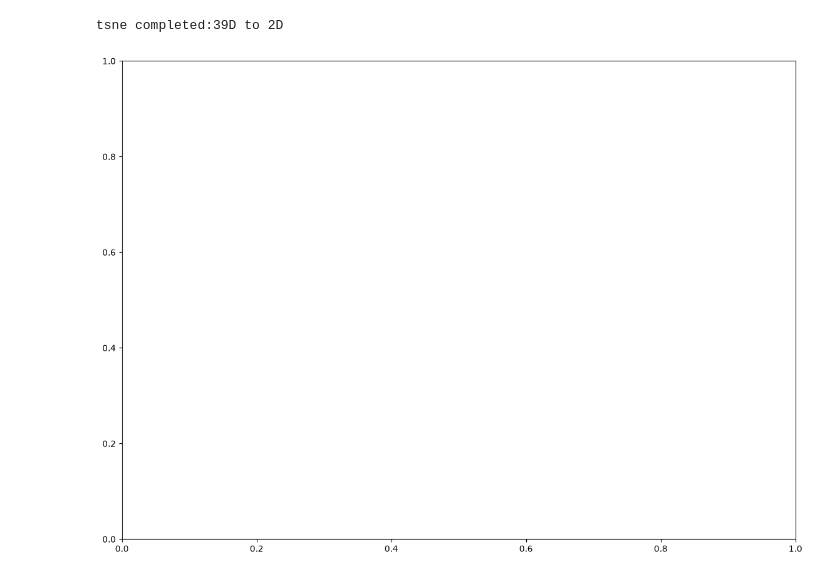
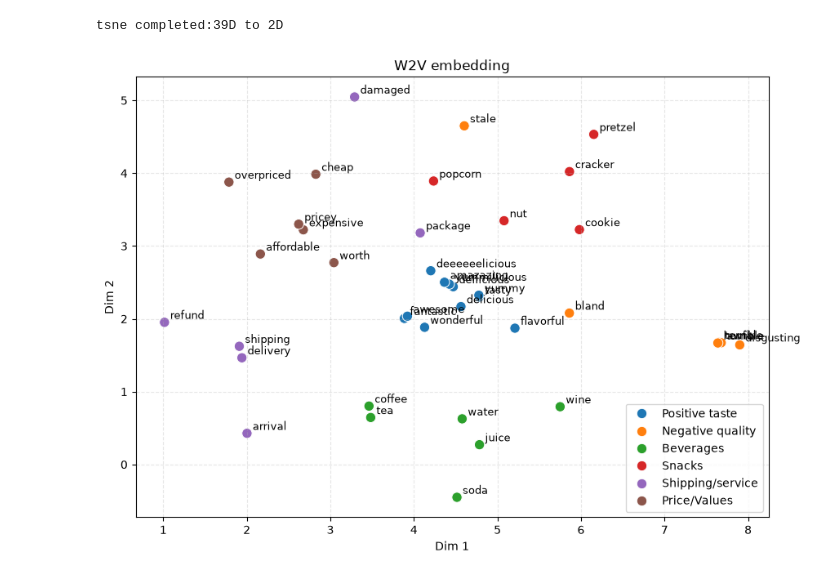
Before and after one commit to IoNiCx1/review-word2vec, a Jupyter notebook: word2vec.ipynb, the cells around one changed output. Saved outputs shown, nothing was run; the diff lists cells and outputs as text; code cells hidden in the pictures.

Commit message:
w2v embedding

```diff
--- a/word2vec.ipynb
+++ b/word2vec.ipynb
@@ -404,9 +404,25 @@ print(f"tsne completed:{vectors_50d.shape[1]}D to 2D")
 # %% [output]
 tsne completed:39D to 2D
 # %%
-fig,ax = plt.subplots(figsize=(14,10))
-unique_groups = list(word_group.keys())
-colors = plt.cm.tab10(np.linspace(0,1,len(unique_groups)))
-color_map = dict(zip(unique_groups,colors))
+fig, ax = plt.subplots(figsize=(10, 7))
+sns.scatterplot(
+    x = vectors_2d[:,0],
+    y = vectors_2d[:,1],
+    hue= labels_to_plot,
+    s = 80,
+    ax = ax
+)
+for i,word in enumerate(words_to_plot):
+    ax.annotate(
+        word,vectors_2d[i],xytext= (5,3),textcoords = "offset points",fontsize = 9
+
+    )
+ax.set(
+    title = "W2V embedding",
+    xlabel = "Dim 1",
+    ylabel = "Dim 2"
+)
+ax.grid(True,linestyle = "--",alpha = 0.3)
+plt.show()
 # %% [output]
-[figure, old version]
+[figure, new version]
```
Also changed, not shown: parts of 9 cells of this notebook.
